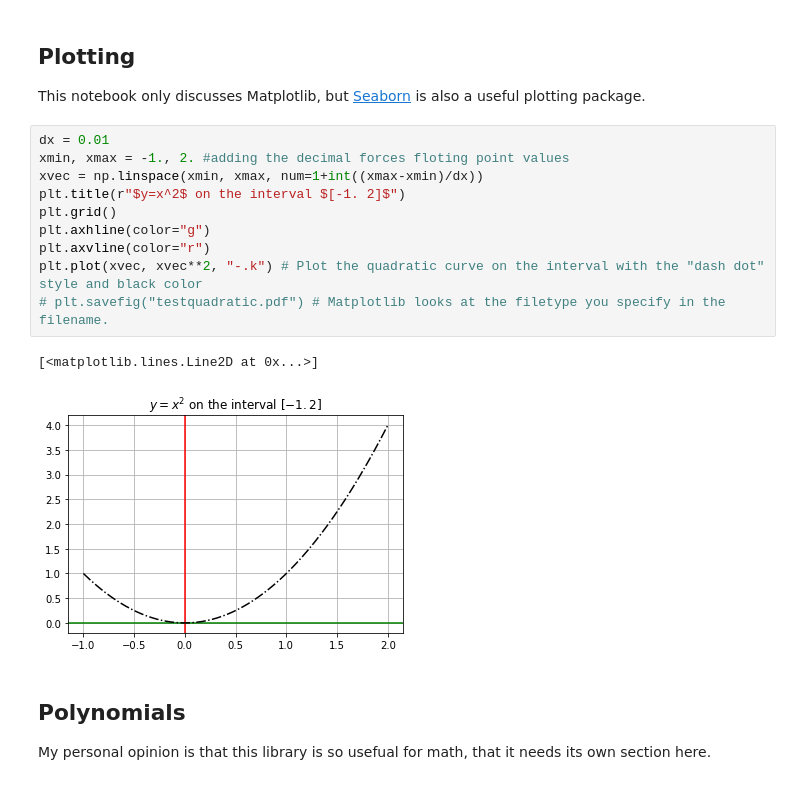
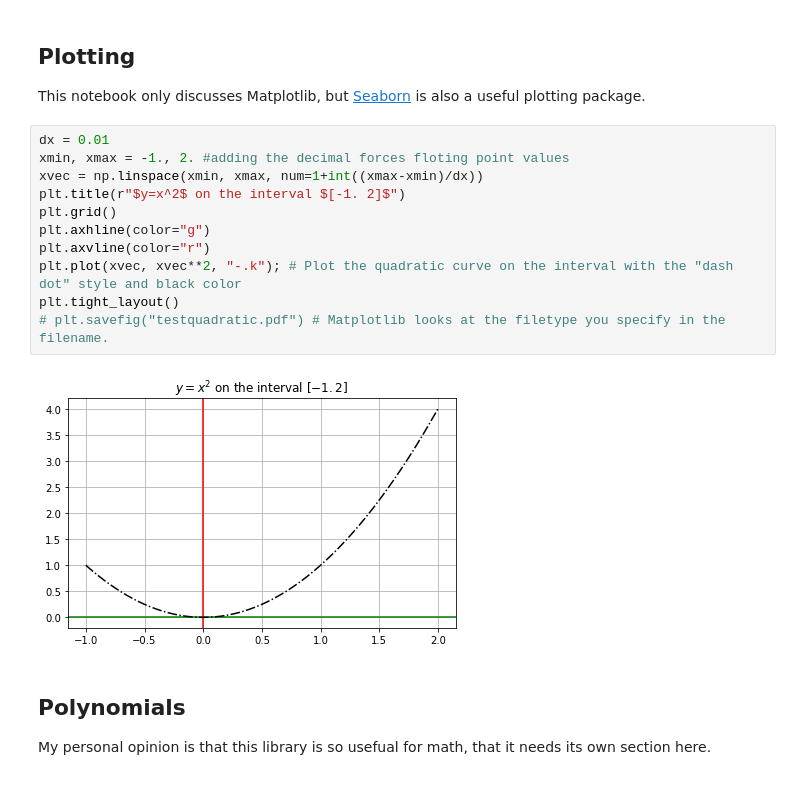
Before and after one commit to wblackucimath/Python-Examples, a Jupyter notebook: Quick-Start.ipynb, the cells around one changed output. Saved outputs shown, nothing was run; the diff lists cells and outputs as text.

```diff
--- a/Quick-Start.ipynb
+++ b/Quick-Start.ipynb
@@ -68,16 +70,16 @@ This notebook only discusses Matplotlib, but [Seaborn](https://seaborn.pydata.or
 # %%
 dx = 0.01
 xmin, xmax = -1., 2. #adding the decimal forces floting point values
 xvec = np.linspace(xmin, xmax, num=1+int((xmax-xmin)/dx))
 plt.title(r"$y=x^2$ on the interval $[-1. 2]$")
 plt.grid()
 plt.axhline(color="g")
 plt.axvline(color="r")
-plt.plot(xvec, xvec**2, "-.k") # Plot the quadratic curve on the interval with the "dash dot" style and black color
+plt.plot(xvec, xvec**2, "-.k"); # Plot the quadratic curve on the interval with the "dash dot" style and black color
+plt.tight_layout()
 # plt.savefig("testquadratic.pdf") # Matplotlib looks at the filetype you specify in the filename.
 # %% [output]
-[<matplotlib.lines.Line2D at 0x...>]
-[figure, old version]
+[figure, new version]
 # %% [markdown]
 ## Polynomials
 My personal opinion is that this library is so usefual for math, that it needs its own section here.
```
Also changed, not shown: parts of 21 cells of this notebook, 1 other file.
